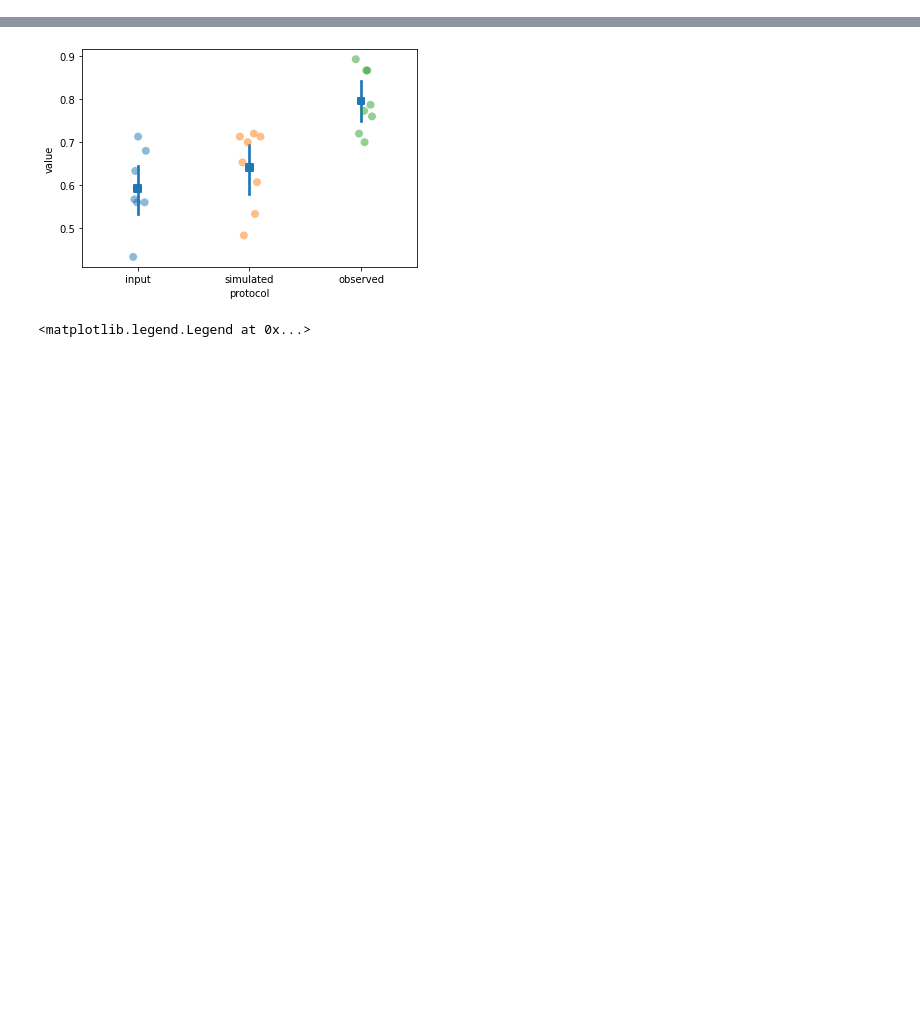
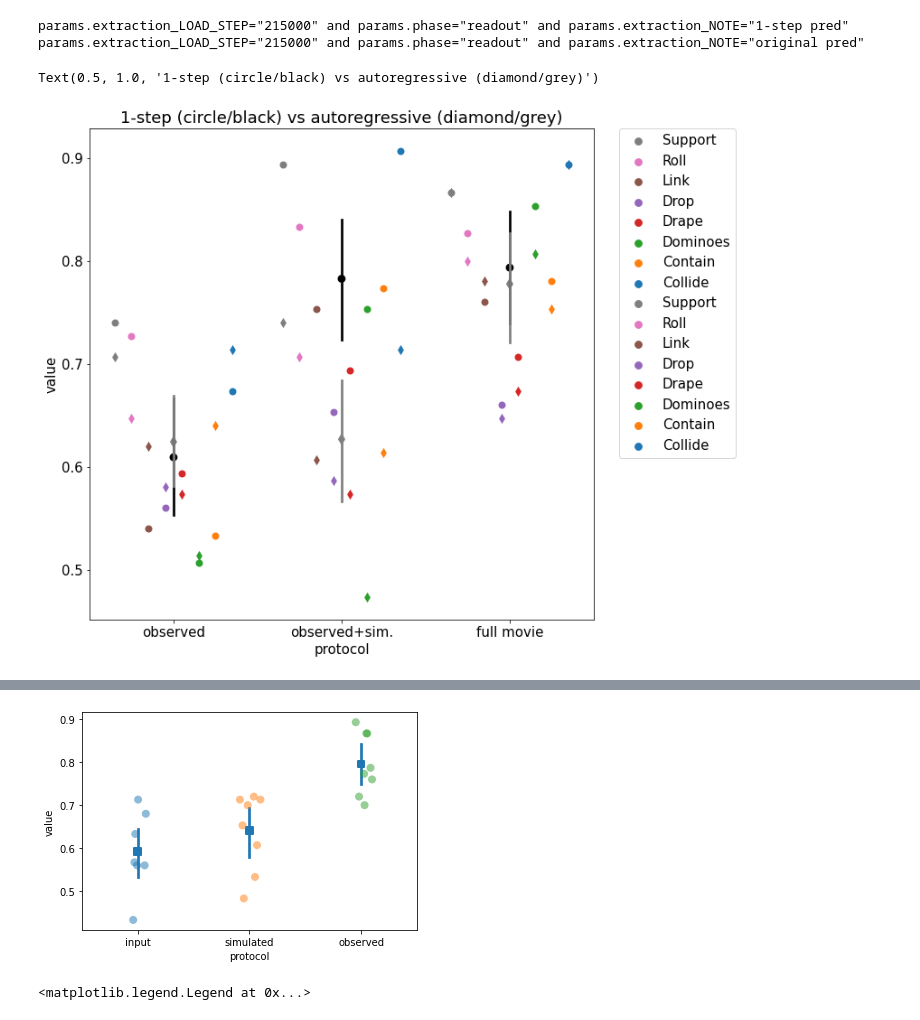
Before and after one commit to neuroailab/physics-models, a Jupyter notebook: notebooks/prelim_fitvid_results.ipynb, the cells around one changed output, grey strips where cells are left out. Cells and saved outputs as stored; diff of their text form; code cells hidden in the pictures; blank space fills up the shorter version.

```diff
--- a/notebooks/prelim_fitvid_results.ipynb
+++ b/notebooks/prelim_fitvid_results.ipynb
@@ -121,0 +137,37 @@ def add_stripplot(df, x, y, category, size=8, **kwargs):
+# %%
+palette = {k:f'C{i}' for i,k in enumerate(data.keys())}
+filter_args = {
+    'params.extraction_LOAD_STEP': 215000,
+    'params.phase': 'readout',
+    'params.extraction_NOTE': '1-step pred',
+}
+df = build_df(filter_args)
+test_df = df[df['mode'] == 'test']
+order = [PROTOCOL_MAPPING[p] for p in ['input', 'simulated', 'observed']]
+plt.rcParams.update({'font.size': 15})
+plt.figure(figsize=(10,10))
+add_pointplot(test_df, 'protocol', 'value', None, order=order, color='black')
+add_stripplot(test_df, 'protocol', 'value', 'scenario', order=order, palette=palette, dodge=0.1, jitter=False)
+plt.legend(bbox_to_anchor=(1.05, 1), loc=2, borderaxespad=0.)
+plt.title('1-step')
+
+
+filter_args = {
+    'params.extraction_LOAD_STEP': 215000,
+    'params.phase': 'readout',
+    'params.extraction_NOTE': 'original pred',
+}
+df = build_df(filter_args)
+test_df = df[df['mode'] == 'test']
+order = [PROTOCOL_MAPPING[p] for p in ['input', 'simulated', 'observed']]
+plt.rcParams.update({'font.size': 15})
+# plt.figure(figsize=(10,10))
+add_pointplot(test_df, 'protocol', 'value', None, order=order, color='grey', markers='d')
+add_stripplot(test_df, 'protocol', 'value', 'scenario', order=order, marker='d', palette=palette, dodge=0.1, jitter=False)
+plt.legend(bbox_to_anchor=(1.05, 1), loc=2, borderaxespad=0.)
+plt.title('1-step (circle/black) vs autoregressive (diamond/grey)')
+# %% [output]
+params.extraction_LOAD_STEP="215000" and params.phase="readout" and params.extraction_NOTE="1-step pred"
+params.extraction_LOAD_STEP="215000" and params.phase="readout" and params.extraction_NOTE="original pred"
+Text(0.5, 1.0, '1-step (circle/black) vs autoregressive (diamond/grey)')
+[figure, added]
```
Also changed, not shown: parts of 8 cells of this notebook.
